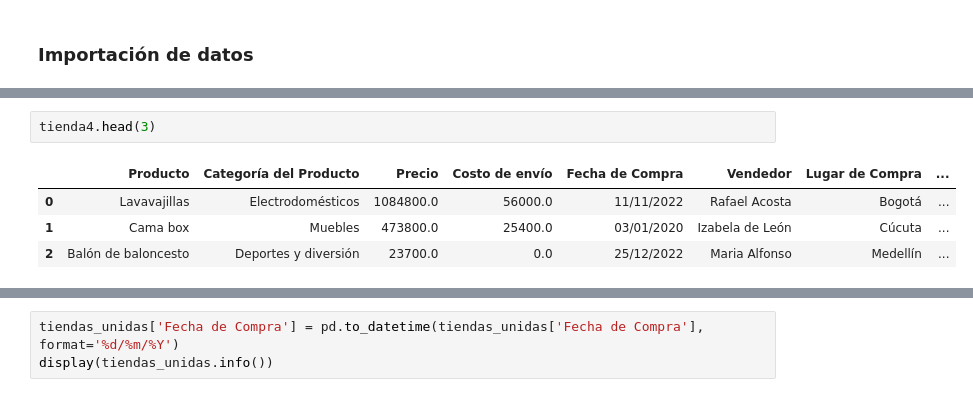
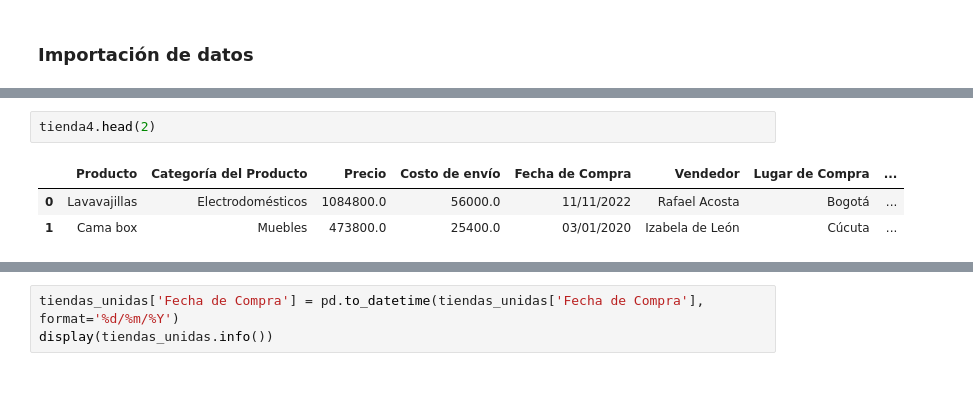
Before and after one commit to ggutierrezf/ALURA-CHALLENGE-01, a Jupyter notebook: AluraStoreLatam.ipynb, the cells around one changed output, grey strips where cells are left out. Drawn from its saved outputs; the diff is of its cells as text.

```diff
--- a/AluraStoreLatam.ipynb
+++ b/AluraStoreLatam.ipynb
@@ -38,9 +35,8 @@ tienda3.head(3)
 # %%
-tienda4.head(3)
+tienda4.head(2)
 # %% [output]
 |  | Producto | Categoría del Producto | Precio | Costo de envío | Fecha de Compra | Vendedor | Lugar de Compra | ... |
 | 0 | Lavavajillas | Electrodomésticos | 1084800.0 | 56000.0 | 11/11/2022 | Rafael Acosta | Bogotá | ... |
 | 1 | Cama box | Muebles | 473800.0 | 25400.0 | 03/01/2020 | Izabela de León | Cúcuta | ... |
-| 2 | Balón de baloncesto | Deportes y diversión | 23700.0 | 0.0 | 25/12/2022 | Maria Alfonso | Medellín | ... |
 # %%
 tiendas_unidas = pd.concat([tienda, tienda2, tienda3, tienda4]).reset_index(drop=True)
```
Also changed, not shown: parts of 7 cells of this notebook.
